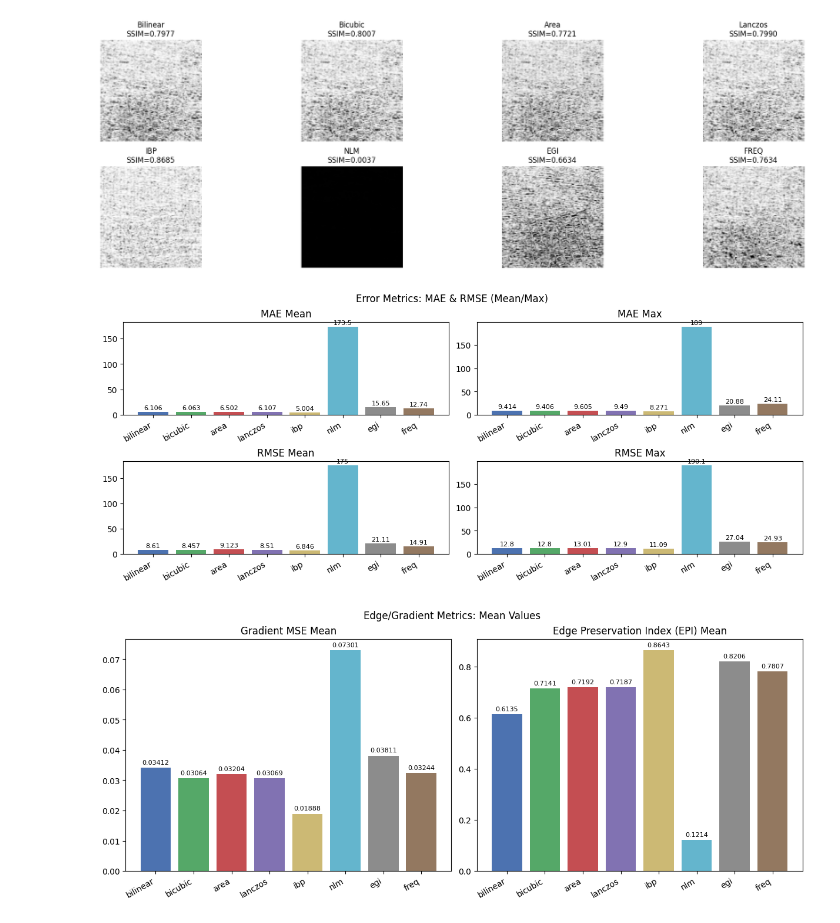
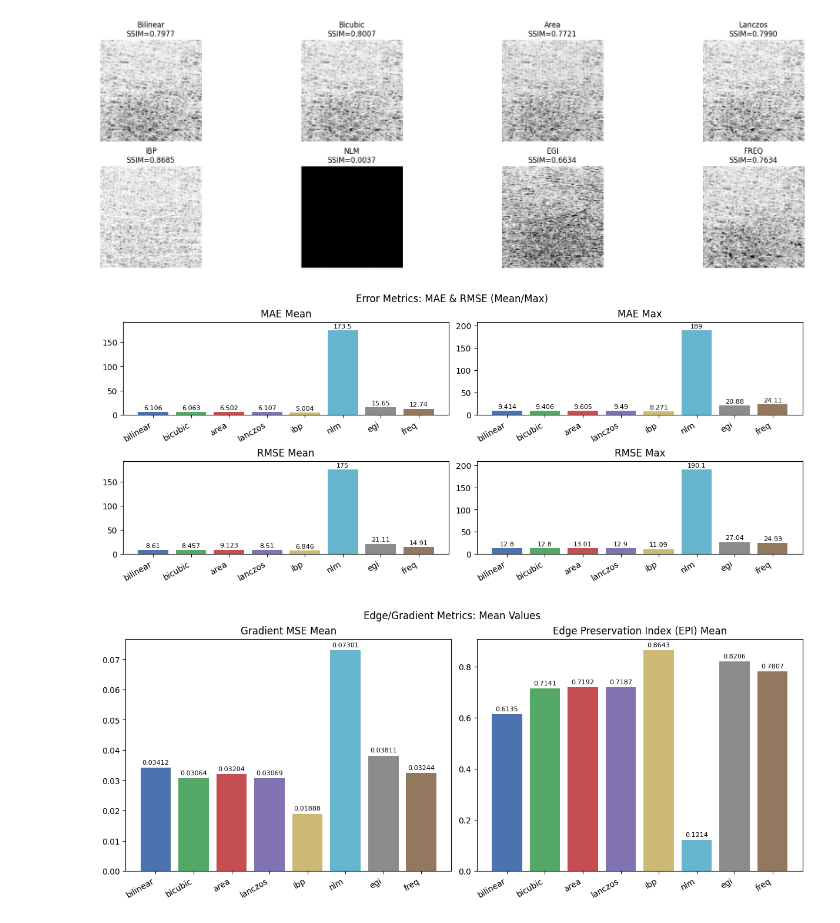
Before and after one commit to bgmanuel99/Super-Resolution-Images-for-3D-Printing-Defect-Detection, a Jupyter notebook: SRModels/classic_super_resolution_algorithms/super_resolucion_clasica.ipynb, the cells around one changed output. Saved outputs shown, nothing was run; the diff lists cells and outputs as text; code cells hidden in the pictures.

```diff
--- a/SRModels/classic_super_resolution_algorithms/super_resolucion_clasica.ipynb
+++ b/SRModels/classic_super_resolution_algorithms/super_resolucion_clasica.ipynb
@@ -433,49 +433,60 @@ def plot_error_metrics_grid(metric_summary, algorithms, colors, results_dir=None
 
     def _bar(ax, data, title, fmt='{:.4g}'):
         x = np.arange(len(algorithms))
+        # Pre-compute dynamic limits with headroom for labels
+        data_arr = np.array(data, dtype=float)
+        valid = data_arr[np.isfinite(data_arr)]
+        if valid.size:
+            ymin = 0.0 if valid.min() >= 0 else float(valid.min())
+            span = float(valid.max() - ymin)
+            if not np.isfinite(span) or span <= 0:
+                span = 1.0
+            margin = 0.10 * span  # headroom for text above bars
+            ax.set_ylim(ymin, float(valid.max()) + margin)
         bars = ax.bar(x, data, color=[colors[a] for a in algorithms])
         ax.set_title(title)
         ax.set_xticks(x)
         ax.set_xticklabels(algorithms, rotation=30, ha='right')
         # annotate
         bottom, top = ax.get_ylim()
         span = top - bottom if np.isfinite(top - bottom) and (top - bottom) > 0 else 1.0
-        pad = 0.01 * span
-        ymax = -np.inf
+        pad = 0.02 * span
+        max_needed = -np.inf
         for rect, val in zip(bars, data):
-            if not np.isfinite(val):
+            if not (isinstance(val, (int, float)) and np.isfinite(val)):
                 continue
-            y = rect.get_height() + pad
-            ax.text(rect.get_x() + rect.get_width()/2, y, fmt.format(val), ha='center', va='bottom', fontsize=8)
-            ymax = max(ymax, y)
-        if np.isfinite(ymax) and ymax > ax.get_ylim()[1]:
-            bottom, _ = ax.get_ylim()
-            ax.set_ylim(top=ymax + max(0.02 * (ymax - bottom), 0.02))
+            label_y = rect.get_height() + pad * 0.6
+            ax.text(rect.get_x() + rect.get_width()/2, label_y, fmt.format(val), ha='center', va='bottom', fontsize=8)
+            max_needed = max(max_needed, label_y)
+        # If labels would overflow, expand top with a small extra
+        if np.isfinite(max_needed) and max_needed > top:
+            extra = max(0.03 * (max_needed - bottom), 0.03)
+            ax.set_ylim(bottom, max_needed + extra)
 
     fig, axes = plt.subplots(2, 2, figsize=figsize, constrained_layout=True)
     _bar(axes[0,0], mae_mean, 'MAE Mean') # Lower is better
     _bar(axes[0,1], mae_max,  'MAE Max') # Lower is better
     _bar(axes[1,0], rmse_mean,'RMSE Mean') # Lower is better
     _bar(axes[1,1], rmse_max, 'RMSE Max') # Lower is better
 
     fig.suptitle('Error Metrics: MAE & RMSE (Mean/Max)')
     if results_dir is not None:
         try:
             out = Path(results_dir) / 'error_metrics_mae_rmse.png'
             fig.savefig(out, dpi=150, bbox_inches='tight')
         except Exception:
             pass
     plt.show()
 
 plot_error_metrics_grid(
     metric_summary=metric_summary,
     algorithms=algorithms,
     colors=colors,
     results_dir=RESULTS_DIR,
-    figsize=(12, 5)
+    figsize=(12, 5),
 )
 # %% [output]
-[figure, old version]
+[figure, new version]
 # %%
 def plot_edge_metrics_grid(metric_summary, algorithms, colors, results_dir=None, figsize=(12, 5)):
     """
```
Also changed, not shown: parts of 3 cells of this notebook.
